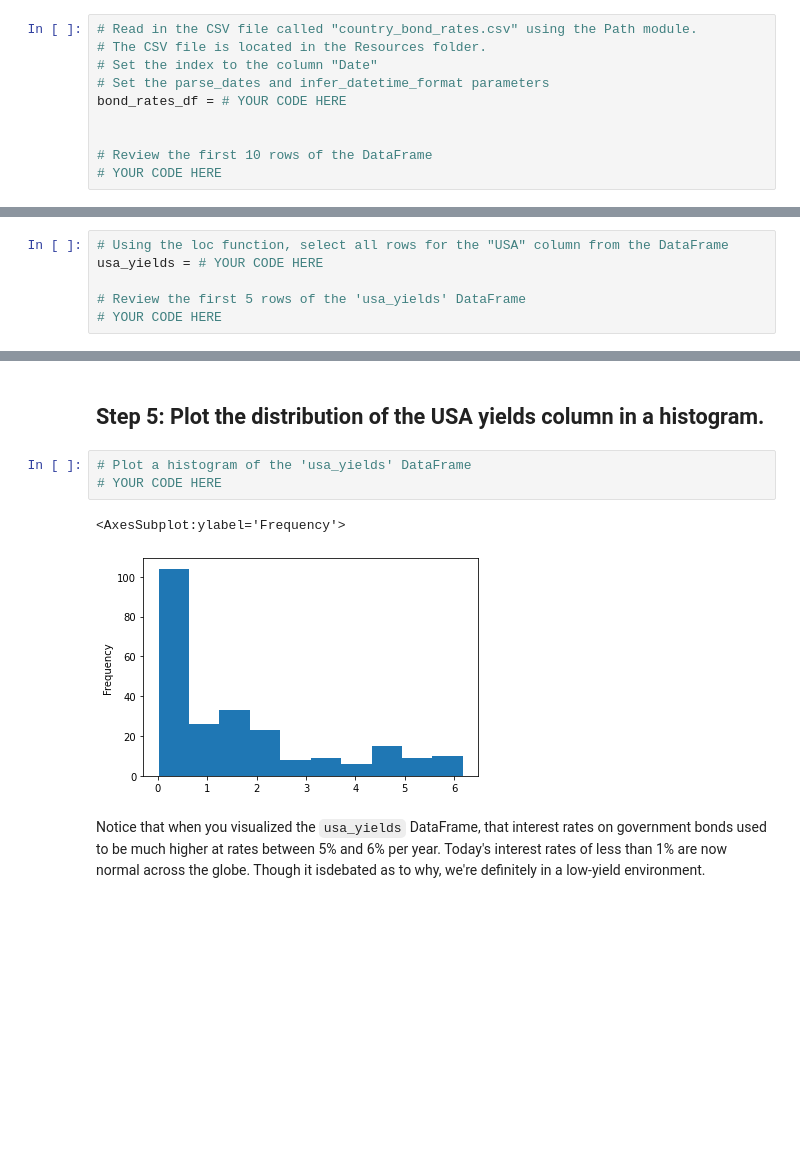
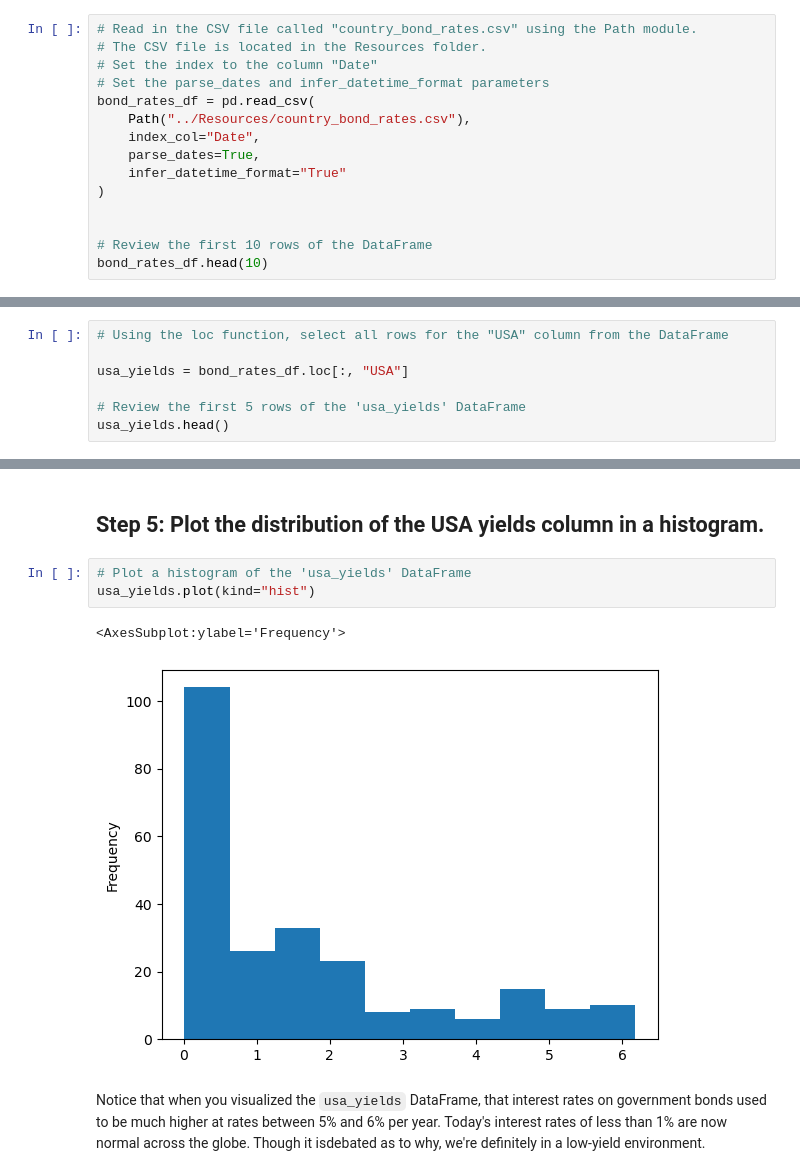
Before and after one commit to MichaelRDionne/Fintech-Workspace, a Jupyter notebook: Module 3-Financial Analysis with Pandas/Readings/03_Rowing_for_Yield_Redux/Unsolved/Rowing_for_Yield_Redux.ipynb, the cells around one changed output, grey strips where cells are left out. Saved outputs shown, nothing was run; the diff lists cells and outputs as text; blank space fills up the shorter version.

```diff
--- a/Module 3-Financial Analysis with Pandas/Readings/03_Rowing_for_Yield_Redux/Unsolved/Rowing_for_Yield_Redux.ipynb
+++ b/Module 3-Financial Analysis with Pandas/Readings/03_Rowing_for_Yield_Redux/Unsolved/Rowing_for_Yield_Redux.ipynb
@@ -30,9 +30,14 @@ from pathlib import Path
 # The CSV file is located in the Resources folder.
 # Set the index to the column "Date"
 # Set the parse_dates and infer_datetime_format parameters
-bond_rates_df = # YOUR CODE HERE
+bond_rates_df = pd.read_csv(
+    Path("../Resources/country_bond_rates.csv"),
+    index_col="Date",
+    parse_dates=True,
+    infer_datetime_format="True"
+)
 
 
 # Review the first 10 rows of the DataFrame
-# YOUR CODE HERE
+bond_rates_df.head(10)
 # %% [output]
@@ -59,10 +75,11 @@ Name: South Africa, dtype: float64
 ## Step 4: Use the `loc` function to select all the rows for the USA yields column. Review the first five rows to confirm the new DataFrame.
 # %%
 # Using the loc function, select all rows for the "USA" column from the DataFrame
-usa_yields = # YOUR CODE HERE
+
+usa_yields = bond_rates_df.loc[:, "USA"]
 
 # Review the first 5 rows of the 'usa_yields' DataFrame
-# YOUR CODE HERE
+usa_yields.head()
 # %% [output]
 Date
 2000-01-01    5.33
@@ -75,9 +92,9 @@ Name: USA, dtype: float64
 ## Step 5: Plot the distribution of the USA yields column in a histogram.
 # %%
 # Plot a histogram of the 'usa_yields' DataFrame
-# YOUR CODE HERE
+usa_yields.plot(kind="hist")
 # %% [output]
 <AxesSubplot:ylabel='Frequency'>
-[figure, old version]
+[figure, new version]
 # %% [markdown]
 Notice that when you visualized the `usa_yields` DataFrame, that interest rates on government bonds used to be much higher at rates between 5% and 6% per year. Today's interest rates of less than 1% are now normal across the globe. Though it isdebated as to why, we're definitely in a low-yield environment.
```
Also changed, not shown: parts of 2 cells of this notebook, 1 other file.
